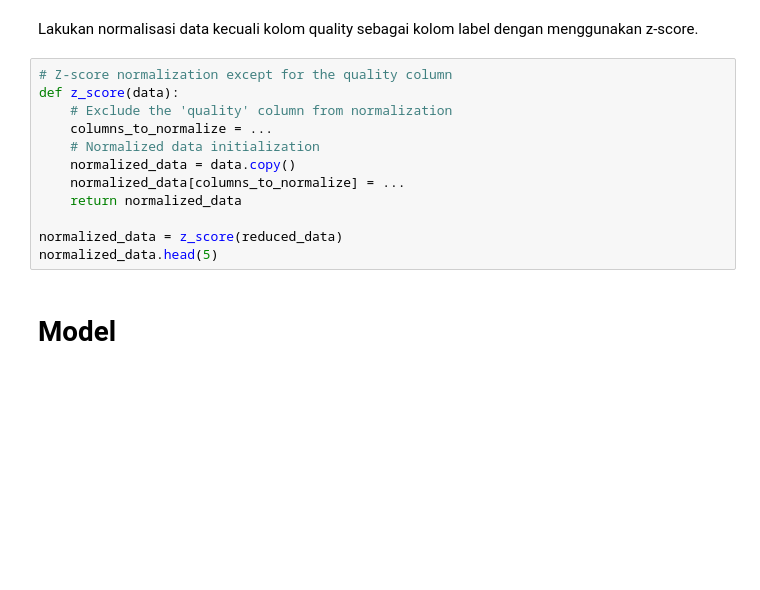
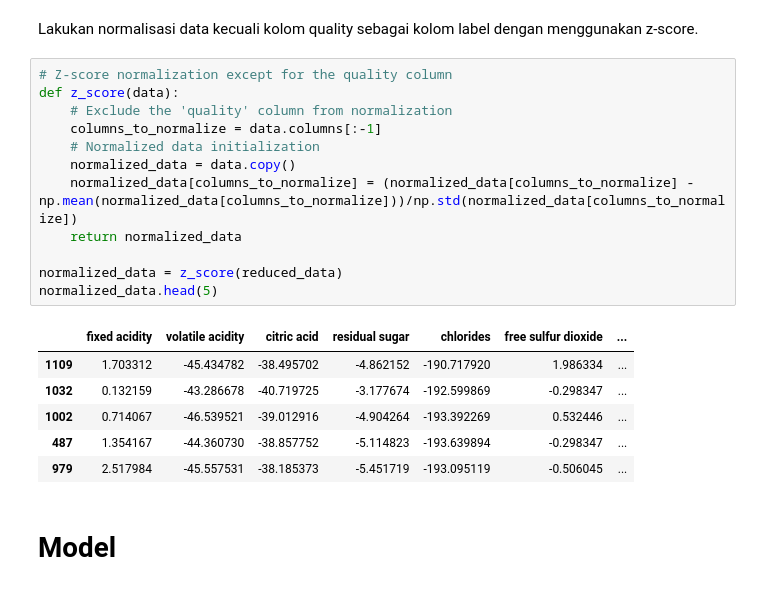
Before and after one commit to rayhanegar/Code-PPM, a Jupyter notebook: UTP_PPM_2024-main/UTP_KNN_225150201111014_RAYHAN EGAR.ipynb, the cells around one changed output. Saved outputs shown, nothing was run; the diff lists cells and outputs as text; blank space fills up the shorter version.

```diff
--- a/UTP_PPM_2024-main/UTP_KNN_225150201111014_RAYHAN EGAR.ipynb
+++ b/UTP_PPM_2024-main/UTP_KNN_225150201111014_RAYHAN EGAR.ipynb
@@ -91,15 +100,22 @@ Lakukan normalisasi data kecuali kolom quality sebagai kolom label dengan menggu
 # %%
 # Z-score normalization except for the quality column
 def z_score(data):
     # Exclude the 'quality' column from normalization
-    columns_to_normalize = ...
+    columns_to_normalize = data.columns[:-1]
     # Normalized data initialization
     normalized_data = data.copy()
-    normalized_data[columns_to_normalize] = ...
+    normalized_data[columns_to_normalize] = (normalized_data[columns_to_normalize] - np.mean(normalized_data[columns_to_normalize]))/np.std(normalized_data[columns_to_normalize])
     return normalized_data
 
 normalized_data = z_score(reduced_data)
 normalized_data.head(5)
+# %% [output]
+|  | fixed acidity | volatile acidity | citric acid | residual sugar | chlorides | free sulfur dioxide | ... |
+| 1109 | 1.703312 | -45.434782 | -38.495702 | -4.862152 | -190.717920 | 1.986334 | ... |
+| 1032 | 0.132159 | -43.286678 | -40.719725 | -3.177674 | -192.599869 | -0.298347 | ... |
+| 1002 | 0.714067 | -46.539521 | -39.012916 | -4.904264 | -193.392269 | 0.532446 | ... |
+| 487 | 1.354167 | -44.360730 | -38.857752 | -5.114823 | -193.639894 | -0.298347 | ... |
+| 979 | 2.517984 | -45.557531 | -38.185373 | -5.451719 | -193.095119 | -0.506045 | ... |
 # %% [markdown]
 # Model
 # %% [markdown]
```
Also changed, not shown: parts of 17 cells of this notebook.
